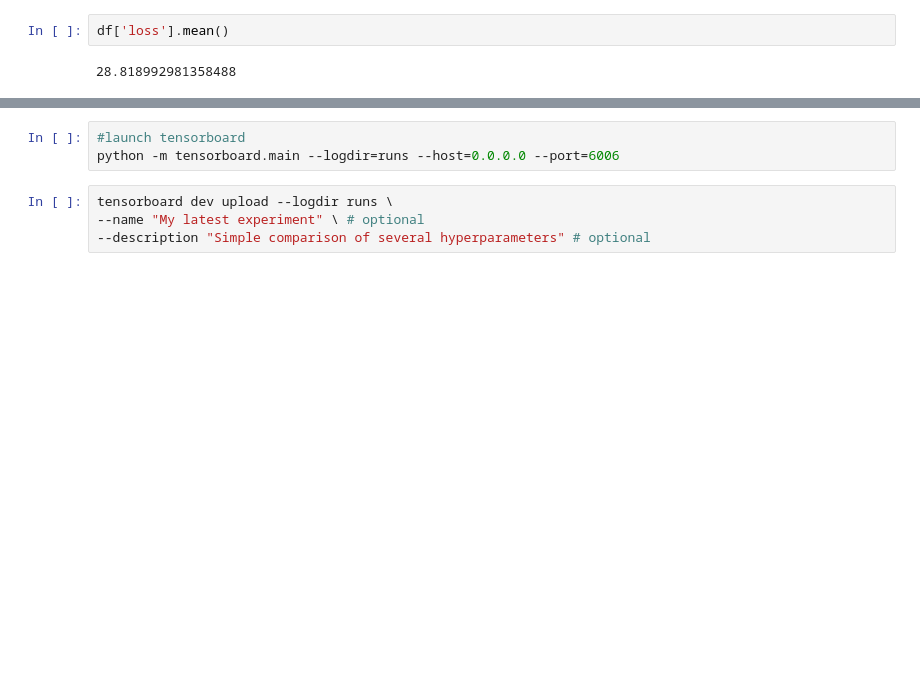
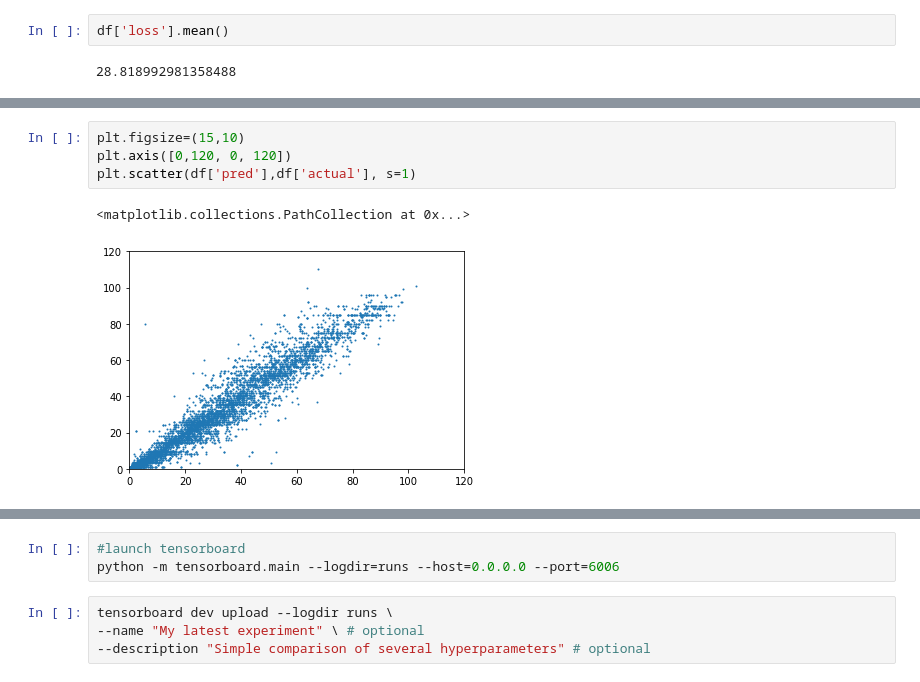
Before and after one commit to jvanelteren/age_prediction, a Jupyter notebook: age_pure_pytorch.ipynb, the cells around one changed output, grey strips where cells are left out. Cells and saved outputs as stored; diff of their text form; blank space fills up the shorter version.

```diff
--- a/age_pure_pytorch.ipynb
+++ b/age_pure_pytorch.ipynb
@@ -349,0 +346,7 @@ len validation dataset 68
+# %%
+plt.figsize=(15,10)
+plt.axis([0,120, 0, 120])
+plt.scatter(df['pred'],df['actual'], s=1)
+# %% [output]
+<matplotlib.collections.PathCollection at 0x...>
+[figure, added]
```
Also changed, not shown: parts of 7 cells of this notebook.
